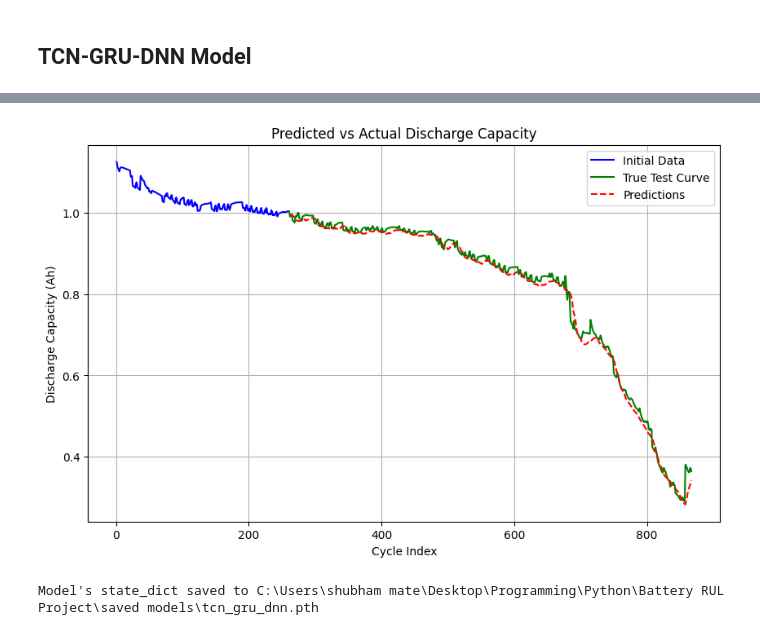
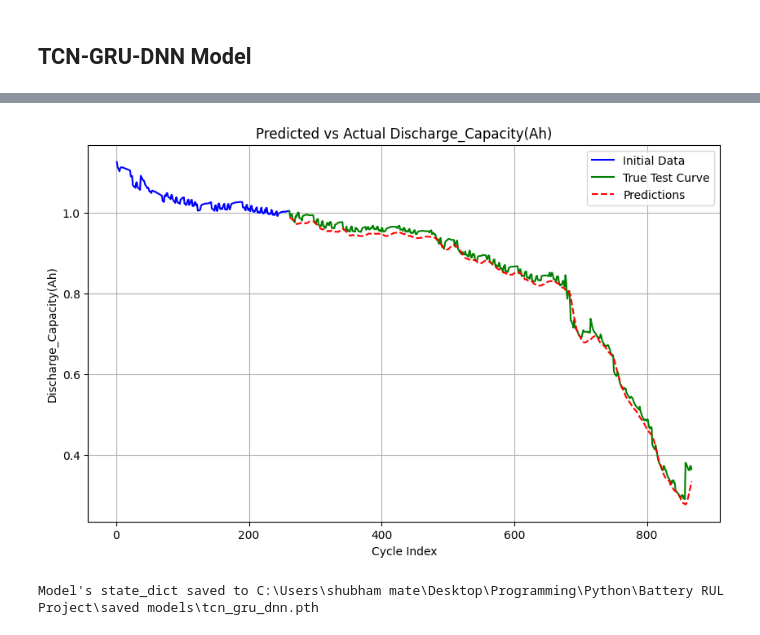
Before and after one commit to Shubham-Mate/Battery-RUL-Prediction, a Jupyter notebook: Paper Reproduction.ipynb, the cells around one changed output, grey strips where cells are left out. Saved outputs shown, nothing was run; the diff lists cells and outputs as text; code cells hidden in the pictures.

```diff
--- a/Paper Reproduction.ipynb
+++ b/Paper Reproduction.ipynb
@@ -302,16 +123,16 @@ optimizer = torch.optim.Adam(model_1.parameters())
 criterion = torch.nn.MSELoss()
 EPOCHS = 25
 
-
-for epoch in range(EPOCHS):
-    epoch_loss = 0.0
-    model_1.train()
-
-    for x, y in train_dataloader:
-        loss_item = train_step(model_1, x.unsqueeze(1), y, optimizer, criterion, device, MIN, DIFF)
-        epoch_loss += loss_item
-
-    avg_loss = epoch_loss / len(train_dataloader)
-    if epoch%1 == 0:
-        print(f"Epoch {epoch + 1}/{EPOCHS}, Loss: {avg_loss}")
+train_model(
+    model=model_1,
+    train_dataloader=train_dataloader,
+    optimizer=optimizer,
+    criterion=criterion,
+    device=device,
+    min_val=MIN,
+    diff_val=DIFF,
+    epochs=EPOCHS,
+    unsqueeze_dim=1,
+    log_interval=1
+)
 # %% [output]
@@ -341,7 +162,7 @@ MAE: 0.009307434590898942
 # %%
-plot_predictions(model_1, dfs, TEST_BATTERY, generate_sliding_window_data, MIN, DIFF, device, 1, 30)
+plot_predictions(model_1, dfs, TEST_BATTERY, generate_sliding_window_data, MIN, DIFF, device, 'Discharge_Capacity(Ah)', 1, 30)
 # %% [output]
-[figure, old version]
+[figure, new version]
 # %%
 save_model(model_1, MODEL_OUTPUT_PATH / 'tcn_gru_dnn.pth')
 # %% [output]
```
Also changed, not shown: parts of 45 cells of this notebook, 4 other files.
